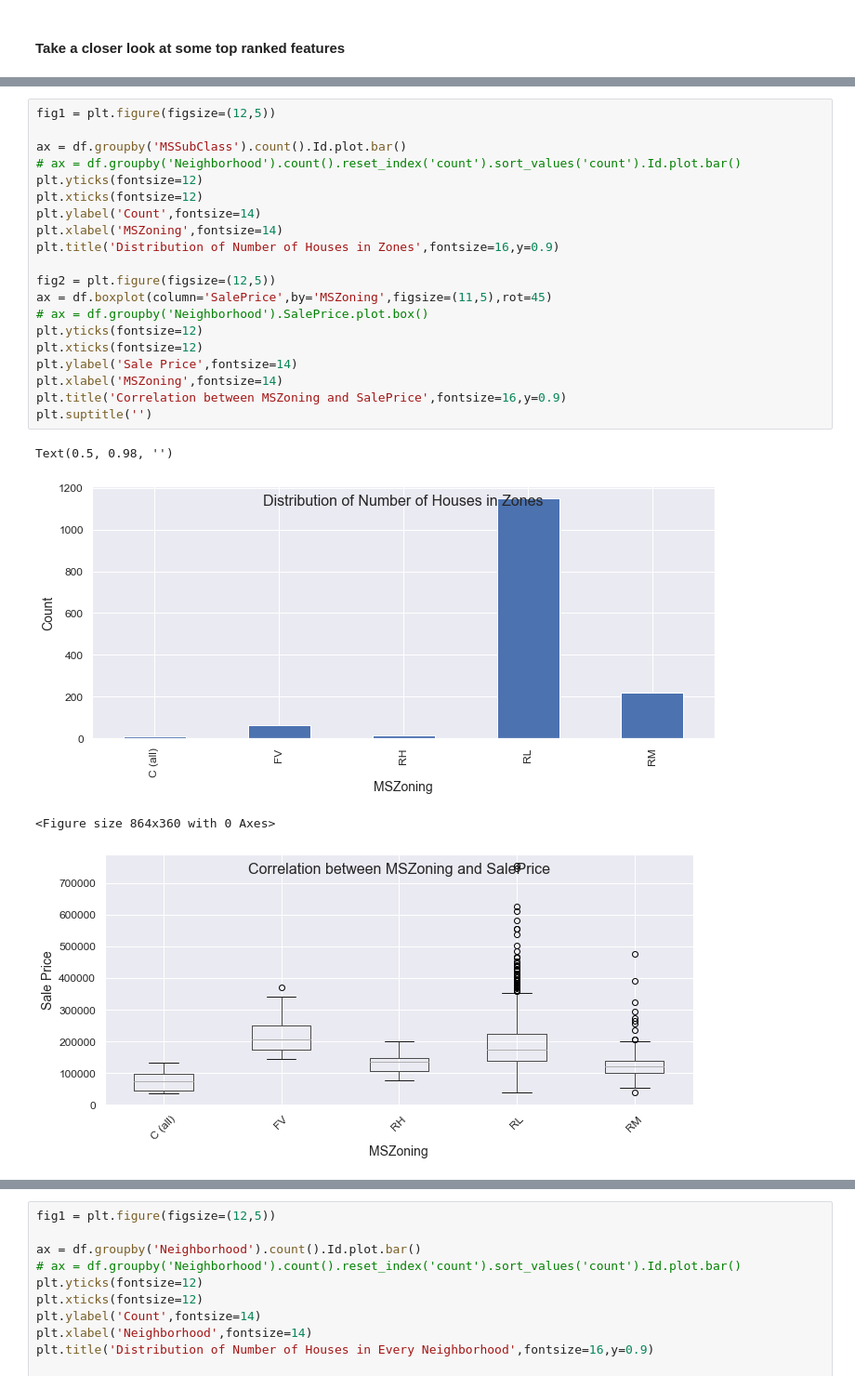
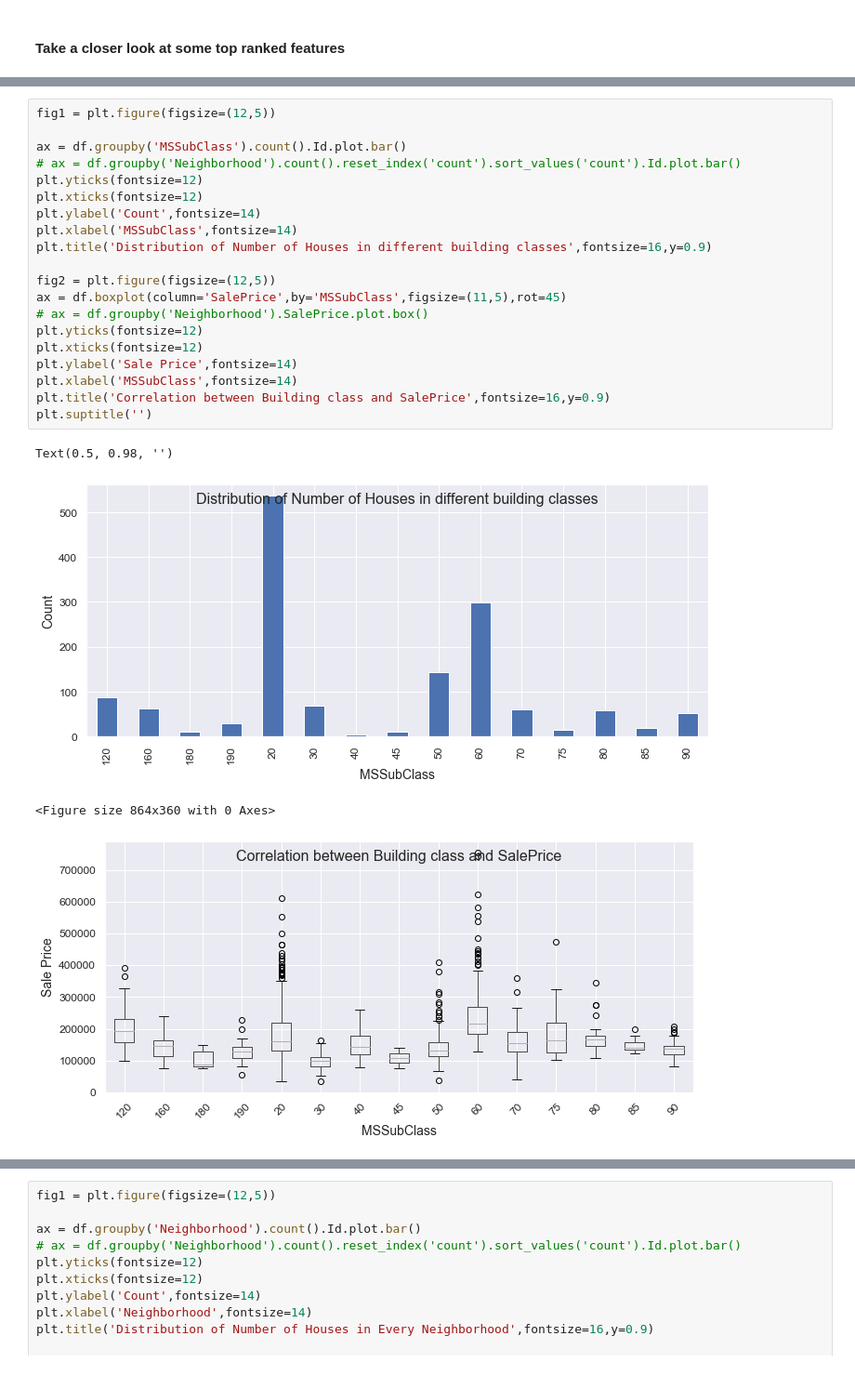
Before and after one commit to chibz3/Real_estate_investment, a Jupyter notebook: housing_prices.ipynb, the cells around one changed output, grey strips where cells are left out. Shown at 93% size. Saved outputs shown, nothing was run; the diff lists cells and outputs as text.

```diff
--- a/housing_prices.ipynb
+++ b/housing_prices.ipynb
@@ -859,25 +860,25 @@ plt.savefig('R_cat.png', bbox_inches='tight');
 # %%
 fig1 = plt.figure(figsize=(12,5))
 
 ax = df.groupby('MSSubClass').count().Id.plot.bar()
 # ax = df.groupby('Neighborhood').count().reset_index('count').sort_values('count').Id.plot.bar()
 plt.yticks(fontsize=12)
 plt.xticks(fontsize=12)
 plt.ylabel('Count',fontsize=14)
-plt.xlabel('MSZoning',fontsize=14)
-plt.title('Distribution of Number of Houses in Zones',fontsize=16,y=0.9)
+plt.xlabel('MSSubClass',fontsize=14)
+plt.title('Distribution of Number of Houses in different building classes',fontsize=16,y=0.9)
 
 fig2 = plt.figure(figsize=(12,5))
-ax = df.boxplot(column='SalePrice',by='MSZoning',figsize=(11,5),rot=45)
+ax = df.boxplot(column='SalePrice',by='MSSubClass',figsize=(11,5),rot=45)
 # ax = df.groupby('Neighborhood').SalePrice.plot.box()
 plt.yticks(fontsize=12)
 plt.xticks(fontsize=12)
 plt.ylabel('Sale Price',fontsize=14)
-plt.xlabel('MSZoning',fontsize=14)
-plt.title('Correlation between MSZoning and SalePrice',fontsize=16,y=0.9)
+plt.xlabel('MSSubClass',fontsize=14)
+plt.title('Correlation between Building class and SalePrice',fontsize=16,y=0.9)
 plt.suptitle('')
 # %% [output]
 Text(0.5, 0.98, '')
-[figure, old version]
+[figure, new version]
 <Figure size 864x360 with 0 Axes>
-[figure, old version]
+[figure, new version]
```
Also changed, not shown: parts of 22 cells of this notebook.
